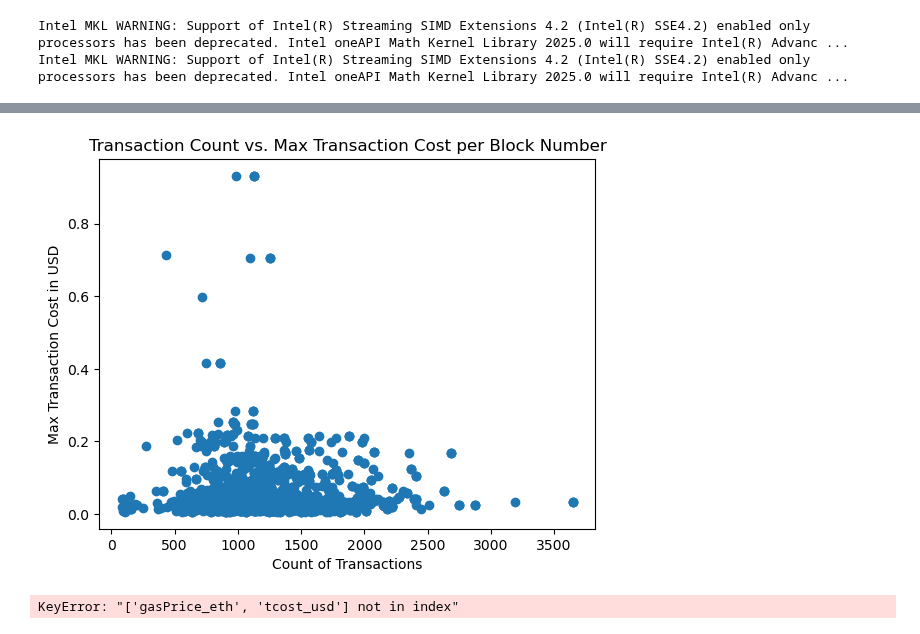
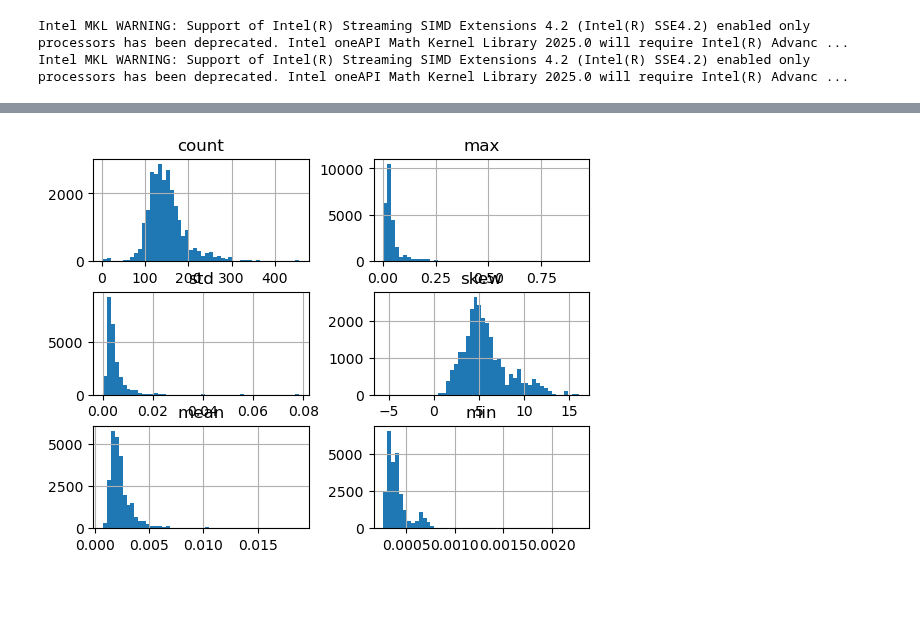
Before and after one commit to Armand-Morin/afp-berkeley-dynamic-fee-defi-amm, a Jupyter notebook: block_analysis.ipynb, the cells around one changed output, grey strips where cells are left out. Cells and saved outputs as stored; diff of their text form; code cells hidden in the pictures; blank space fills up the shorter version.

```diff
--- a/block_analysis.ipynb
+++ b/block_analysis.ipynb
@@ -28,30 +140,21 @@ df.groupby('block_number').sum()
 # %%
 aggregated_df = pd.DataFrame()
 
-chunk_size = 10**6
+chunk_size = 10**5
 
-for chunk in pd.read_csv(file_path, chunksize=chunk_size):
+file_path = 'block_data/compiled_eth_tx_small.csv'
+
+for chunk in pd.read_csv(file_path, chunksize=chunk_size,  encoding='ISO-8859-1', on_bad_lines='skip', quotechar='"', escapechar='\\'):
     chunk['gasPrice_eth'] = chunk['gas_price_gwei'] * 10**-9
-    chunk['tcost_usd']    = chunk['gasPrice_eth'] * chunk['gas_used']
+    chunk['tcost_eth']    = chunk['gasPrice_eth'] * chunk['gas_used']
 
-    numeric_cols = ['gas_price_gwei', 'gas_used', 'gasPrice_eth', 'tcost_usd']
-    grouped = chunk.groupby(['block_number', 'timestamp'], as_index=True)[numeric_cols]
+    numeric_cols = ['gas_price_gwei', 'gas_used', 'gasPrice_eth', 'tcost_eth']
+    grouped = chunk.groupby(['block_number'], as_index=True)[numeric_cols]
 
-    # aggregations = {
-    #     'count': 'count',
-    #     'max': 'max',
-    #     'std': 'std',
-    #     'skew': 'skew',
-    #     'mean': 'mean',
-    #     'min': 'min',
-    #     '25%': lambda x: x.quantile(0.25),
-    #     '50%': lambda x: x.quantile(0.5),
-    #     '75%': lambda x: x.quantile(0.75),
-    #     'kurtosis': pd.DataFrame.kurt
-    # }
-    # chunk_aggregated = grouped.agg(aggregations)
     chunk_aggregated = grouped.agg(['count', 'max', 'std', 'skew', 'mean', 'min'])
-
     aggregated_df = pd.concat([aggregated_df, chunk_aggregated])
 
-aggregated_df.to_csv('block_data/block_stats.csv')
+tmp = aggregated_df.copy()
+tmp.columns = ['_'.join(col).strip() for col in tmp.columns.values]
+tmp.to_csv('block_data/block_stats.csv')
+aggregated_df.drop_duplicates()
@@ -76,16 +176,0 @@ aggregated_df#['tcost_usd']#[['max','mean', 'min']]s
-# %%
-
-final_aggregated_df = aggregated_df['tcost_usd']
-
-# Now you can plot
-plt.scatter(final_aggregated_df['count'], final_aggregated_df['max'])
-plt.xlabel('Count of Transactions')
-plt.ylabel('Max Transaction Cost in USD')
-plt.title('Transaction Count vs. Max Transaction Cost per Block Number')
-plt.show()
-# %% [output]
-[figure, removed]
-# %%
-df[['timestamp','block_number', 'gas_price', 'gas_used', 'gasPrice_eth', 'tcost_usd']].groupby(['block_number', 'timestamp']).agg(['max'])
-# %% [output]
-KeyError: "['gasPrice_eth', 'tcost_usd'] not in index"
@@ -122,0 +177,5 @@ df.groupby('block_number').mean()
+# %%
+aggregated_df['tcost_eth'].hist(bins=50)
+plt.show()
+# %% [output]
+[figure, added]
```
Also changed, not shown: parts of 22 cells of this notebook, 33 other files.
